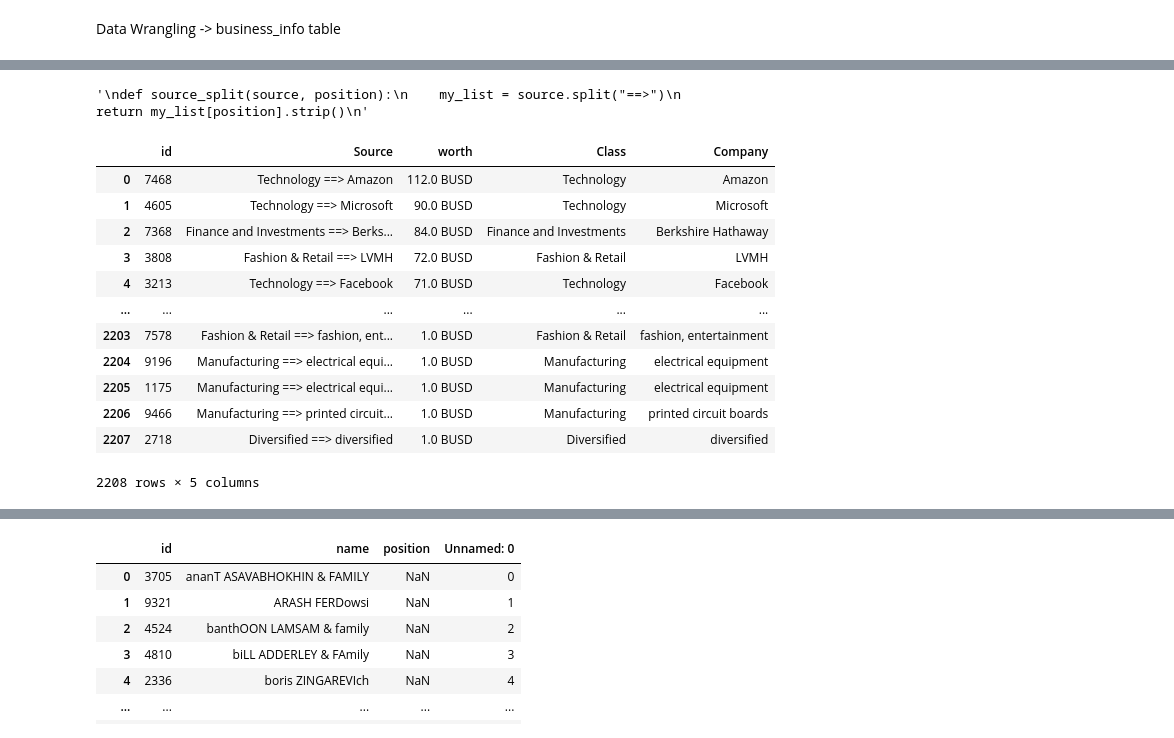
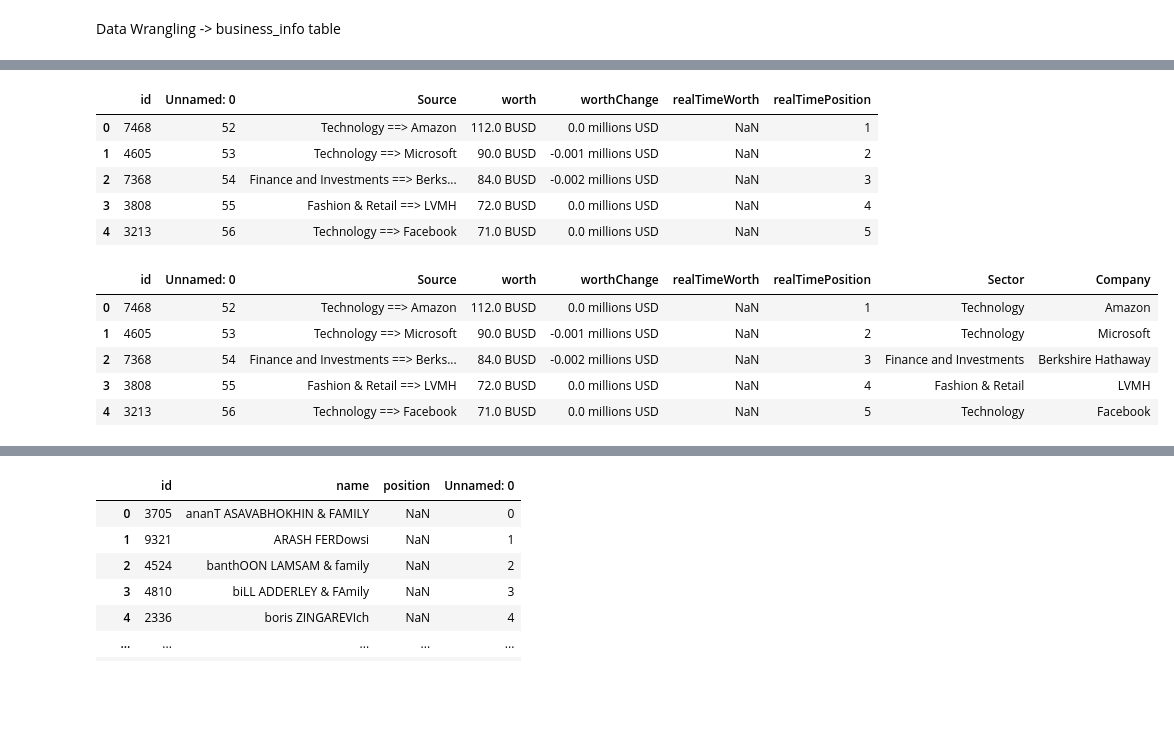
Before and after one commit to nicolas2192/Ironhack-Module-1-Project-MyProject, a Jupyter notebook: notebooks/Wrangling.ipynb, the cells around one changed output, grey strips where cells are left out. Saved outputs shown, nothing was run; the diff lists cells and outputs as text; code cells hidden in the pictures; blank space fills up the shorter version.

```diff
--- a/notebooks/Wrangling.ipynb
+++ b/notebooks/Wrangling.ipynb
@@ -9,7 +9,7 @@ import numpy as np
 # %% [markdown]
 Engine
 # %%
-engine = chemy.create_engine("sqlite:///../data/raw/nicolascortinas.db")
+engine = sqlalchemy.create_engine("sqlite:///../data/raw/nicolascortinas.db")
 # %% [markdown]
 Getting all three tables: business_info, personal_info, rank_info
 # %%
@@ -98,3 +37,0 @@ b
-# %%
-b.drop(drop_cols, axis=1, inplace=True)
-b
@@ -115,28 +38,23 @@ b
-# %%
-'''
-def source_split(source, position):
-    my_list = source.split("==>")
-    return my_list[position].strip()
-'''
-# %% [output]
-'\ndef source_split(source, position):\n    my_list = source.split("==>")\n    return my_list[position].strip()\n'
+# %%
+# Making a copy, just in case
+b_original = b.copy()
+b.head()
+# %% [output]
+|  | id | Unnamed: 0 | Source | worth | worthChange | realTimeWorth | realTimePosition |
+| 0 | 7468 | 52 | Technology ==> Amazon | 112.0 BUSD | 0.0 millions USD | NaN | 1 |
+| 1 | 4605 | 53 | Technology ==> Microsoft | 90.0 BUSD | -0.001 millions USD | NaN | 2 |
+| 2 | 7368 | 54 | Finance and Investments ==> Berks... | 84.0 BUSD | -0.002 millions USD | NaN | 3 |
+| 3 | 3808 | 55 | Fashion & Retail ==> LVMH | 72.0 BUSD | 0.0 millions USD | NaN | 4 |
+| 4 | 3213 | 56 | Technology ==> Facebook | 71.0 BUSD | 0.0 millions USD | NaN | 5 |
 # %%
-# b["Class"] = b["Source"].apply(source_split, position=0)
-# b["Company"] = b["Source"].apply(source_split, position=1)
-b["Class"] = b["Source"].str.split("==>").apply(lambda x: x[0]).apply(str.strip)
+# Splitting Source column into two columns, Sector and Company
+b["Sector"] = b["Source"].str.split("==>").apply(lambda x: x[0]).apply(str.strip)
 b["Company"] = b["Source"].str.split("==>").apply(lambda x: x[1]).apply(str.strip)
-b
+b.head()
 # %% [output]
-|  | id | Source | worth | Class | Company |
-| 0 | 7468 | Technology ==> Amazon | 112.0 BUSD | Technology | Amazon |
-| 1 | 4605 | Technology ==> Microsoft | 90.0 BUSD | Technology | Microsoft |
-| 2 | 7368 | Finance and Investments ==> Berks... | 84.0 BUSD | Finance and Investments | Berkshire Hathaway |
-| 3 | 3808 | Fashion & Retail ==> LVMH | 72.0 BUSD | Fashion & Retail | LVMH |
-| 4 | 3213 | Technology ==> Facebook | 71.0 BUSD | Technology | Facebook |
-| ... | ... | ... | ... | ... | ... |
-| 2203 | 7578 | Fashion & Retail ==> fashion, ent... | 1.0 BUSD | Fashion & Retail | fashion, entertainment |
-| 2204 | 9196 | Manufacturing ==> electrical equi... | 1.0 BUSD | Manufacturing | electrical equipment |
-| 2205 | 1175 | Manufacturing ==> electrical equi... | 1.0 BUSD | Manufacturing | electrical equipment |
-| 2206 | 9466 | Manufacturing ==> printed circuit... | 1.0 BUSD | Manufacturing | printed circuit boards |
-| 2207 | 2718 | Diversified ==> diversified | 1.0 BUSD | Diversified | diversified |
+|  | id | Unnamed: 0 | Source | worth | worthChange | realTimeWorth | realTimePosition | Sector | Company |
+| 0 | 7468 | 52 | Technology ==> Amazon | 112.0 BUSD | 0.0 millions USD | NaN | 1 | Technology | Amazon |
+| 1 | 4605 | 53 | Technology ==> Microsoft | 90.0 BUSD | -0.001 millions USD | NaN | 2 | Technology | Microsoft |
+| 2 | 7368 | 54 | Finance and Investments ==> Berks... | 84.0 BUSD | -0.002 millions USD | NaN | 3 | Finance and Investments | Berkshire Hathaway |
+| 3 | 3808 | 55 | Fashion & Retail ==> LVMH | 72.0 BUSD | 0.0 millions USD | NaN | 4 | Fashion & Retail | LVMH |
+| 4 | 3213 | 56 | Technology ==> Facebook | 71.0 BUSD | 0.0 millions USD | NaN | 5 | Technology | Facebook |
-2208 rows × 5 columns
```
Also changed, not shown: parts of 51 cells of this notebook, 39 other files.
